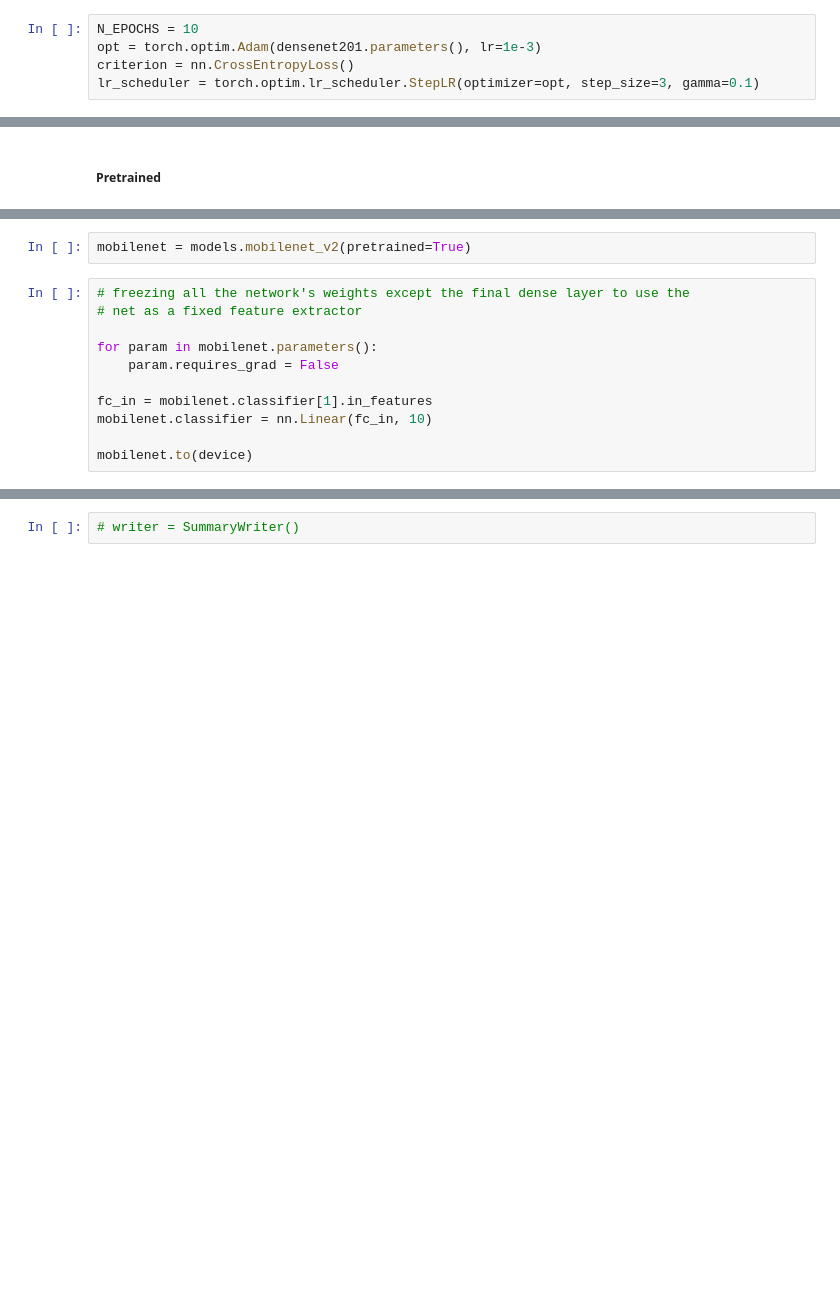
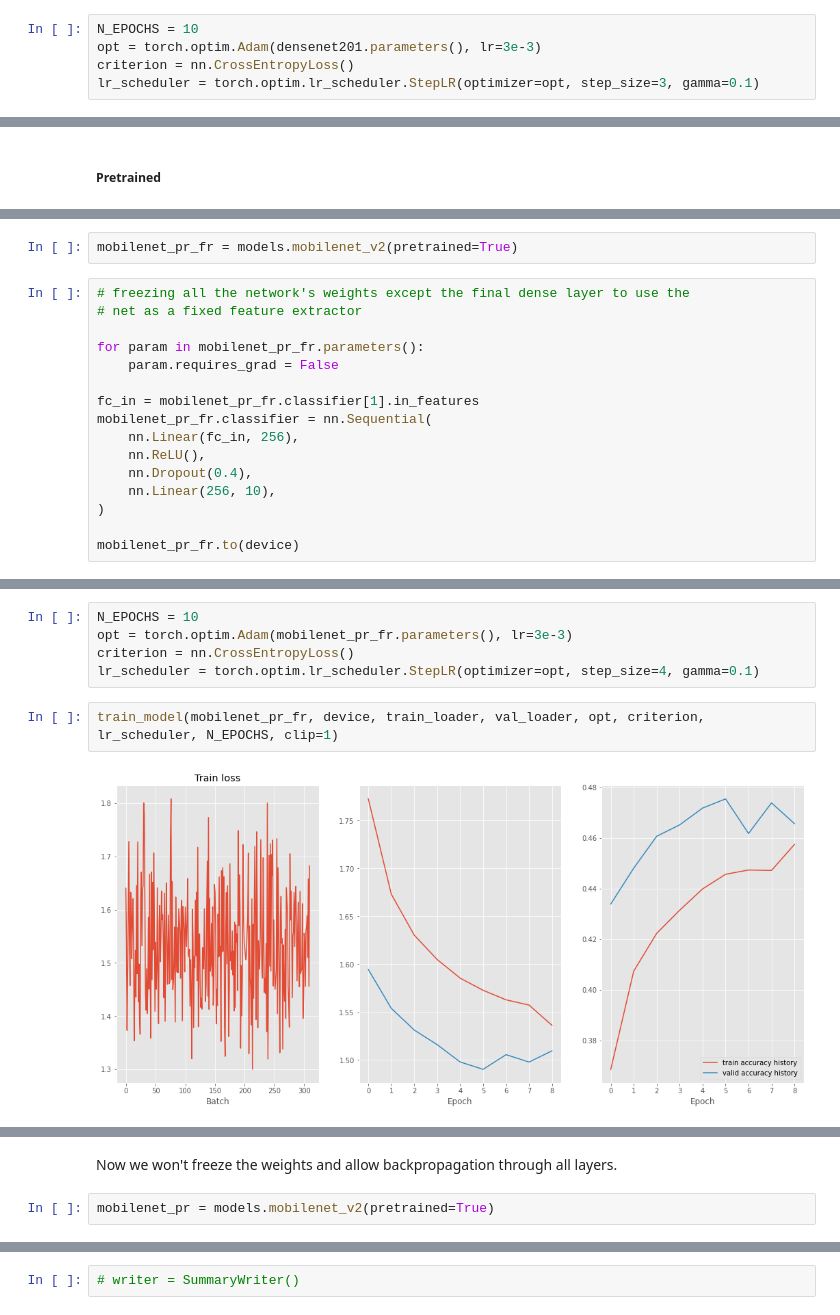
Before and after one commit to LukashevichIlya/CV-1C, a Jupyter notebook: Classification/Classification notebook.ipynb, the cells around one changed output, grey strips where cells are left out. Cells and saved outputs as stored; diff of their text form; blank space fills up the shorter version.

```diff
--- a/Classification/Classification notebook.ipynb
+++ b/Classification/Classification notebook.ipynb
@@ -136,6 +211,6 @@ densenet201.to(device)
 # %%
 N_EPOCHS = 10
-opt = torch.optim.Adam(densenet201.parameters(), lr=1e-3)
+opt = torch.optim.Adam(densenet201.parameters(), lr=3e-3)
 criterion = nn.CrossEntropyLoss()
 lr_scheduler = torch.optim.lr_scheduler.StepLR(optimizer=opt, step_size=3, gamma=0.1)
 # %%
@@ -152,16 +224,21 @@ Epoch: 10 | Time: 0m 38s
 # %%
-mobilenet = models.mobilenet_v2(pretrained=True)
+mobilenet_pr_fr = models.mobilenet_v2(pretrained=True)
 # %%
 # freezing all the network's weights except the final dense layer to use the
 # net as a fixed feature extractor
 
-for param in mobilenet.parameters():
+for param in mobilenet_pr_fr.parameters():
     param.requires_grad = False
 
-fc_in = mobilenet.classifier[1].in_features
-mobilenet.classifier = nn.Linear(fc_in, 10)
+fc_in = mobilenet_pr_fr.classifier[1].in_features
+mobilenet_pr_fr.classifier = nn.Sequential(
+    nn.Linear(fc_in, 256),
+    nn.ReLU(),
+    nn.Dropout(0.4),
+    nn.Linear(256, 10),
+)
 
-mobilenet.to(device)
+mobilenet_pr_fr.to(device)
 # %% [output]
 MobileNetV2(
   (features): Sequential(
@@ -182 +259,10 @@ MobileNetV2(
 )
+# %%
+N_EPOCHS = 10
+opt = torch.optim.Adam(mobilenet_pr_fr.parameters(), lr=3e-3)
+criterion = nn.CrossEntropyLoss()
+lr_scheduler = torch.optim.lr_scheduler.StepLR(optimizer=opt, step_size=4, gamma=0.1)
+# %%
+train_model(mobilenet_pr_fr, device, train_loader, val_loader, opt, criterion, lr_scheduler, N_EPOCHS, clip=1)
+# %% [output]
+[figure, added]
@@ -182,0 +272,4 @@ MobileNetV2(
+# %% [markdown]
+Now we won't freeze the weights and allow backpropagation through all layers.
+# %%
+mobilenet_pr = models.mobilenet_v2(pretrained=True)
```
Also changed, not shown: parts of 31 cells of this notebook, 1 other file.
